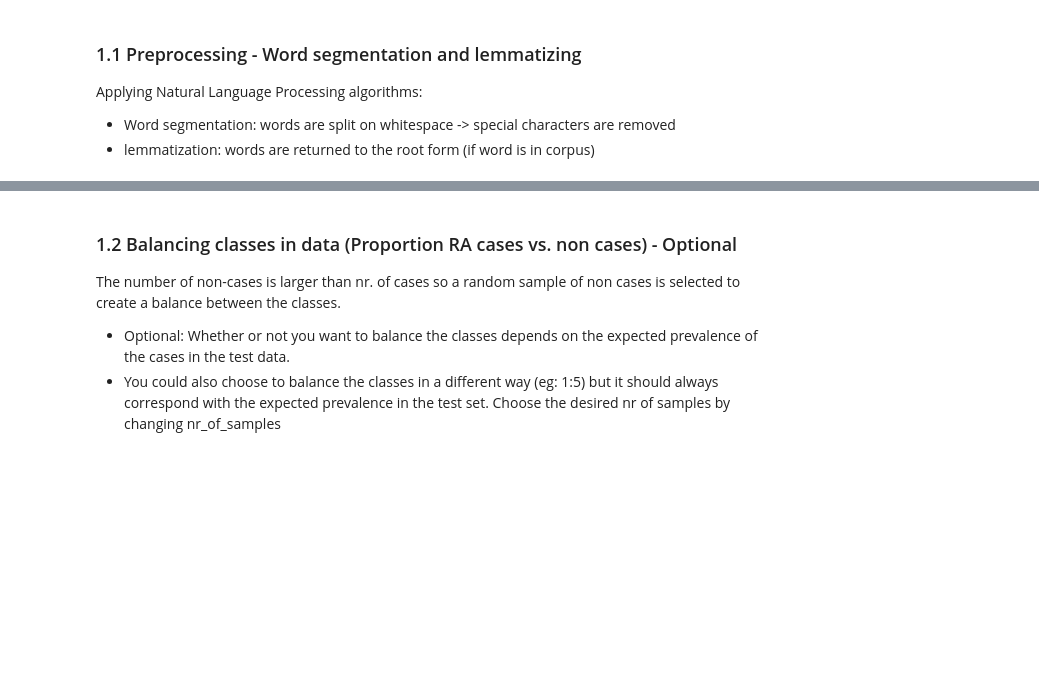
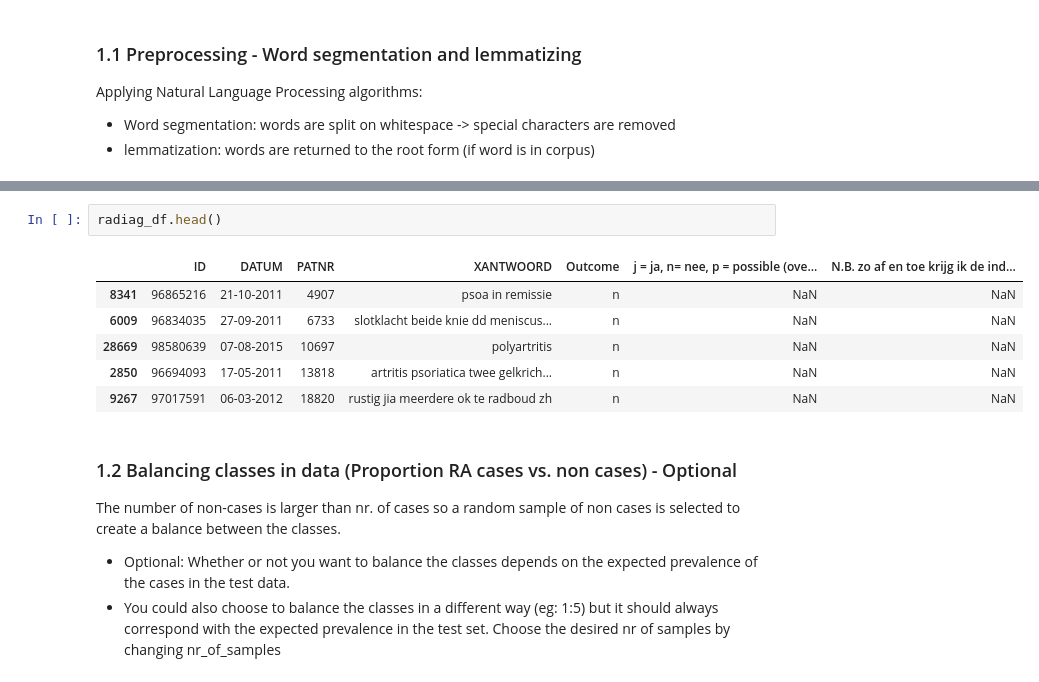
Before and after one commit to levrex/DiagnosisExtraction_ML, a Jupyter notebook: Notebook_Diagnosis_Extraction.ipynb, the cells around one changed output, grey strips where cells are left out. Drawn from its saved outputs; the diff is of its cells as text; blank space fills up the shorter version.

```diff
--- a/Notebook_Diagnosis_Extraction.ipynb
+++ b/Notebook_Diagnosis_Extraction.ipynb
@@ -75,3 +115,12 @@ radiag_df['XANTWOORD'] = radiag_df['XANTWOORD'].apply(lambda x : bc.simpleCleani
+# %%
+radiag_df.head()
+# %% [output]
+|  | ID | DATUM | PATNR | XANTWOORD | Outcome | j = ja, n= nee, p = possible (ove... | N.B. zo af en toe krijg ik de ind... |
+| 8341 | 96865216 | 21-10-2011 | 4907 | psoa in remissie | n | NaN | NaN |
+| 6009 | 96834035 | 27-09-2011 | 6733 | slotklacht beide knie dd meniscus... | n | NaN | NaN |
+| 28669 | 98580639 | 07-08-2015 | 10697 | polyartritis | n | NaN | NaN |
+| 2850 | 96694093 | 17-05-2011 | 13818 | artritis psoriatica twee gelkrich... | n | NaN | NaN |
+| 9267 | 97017591 | 06-03-2012 | 18820 | rustig jia meerdere ok te radboud zh | n | NaN | NaN |
 # %% [markdown]
 ### 1.2 Balancing classes in data (Proportion RA cases vs. non cases) - Optional
 The number of non-cases is larger than nr. of cases so a random sample of non cases is selected to create a balance between the classes.
```
Also changed, not shown: parts of 11 cells of this notebook, 13 other files.
